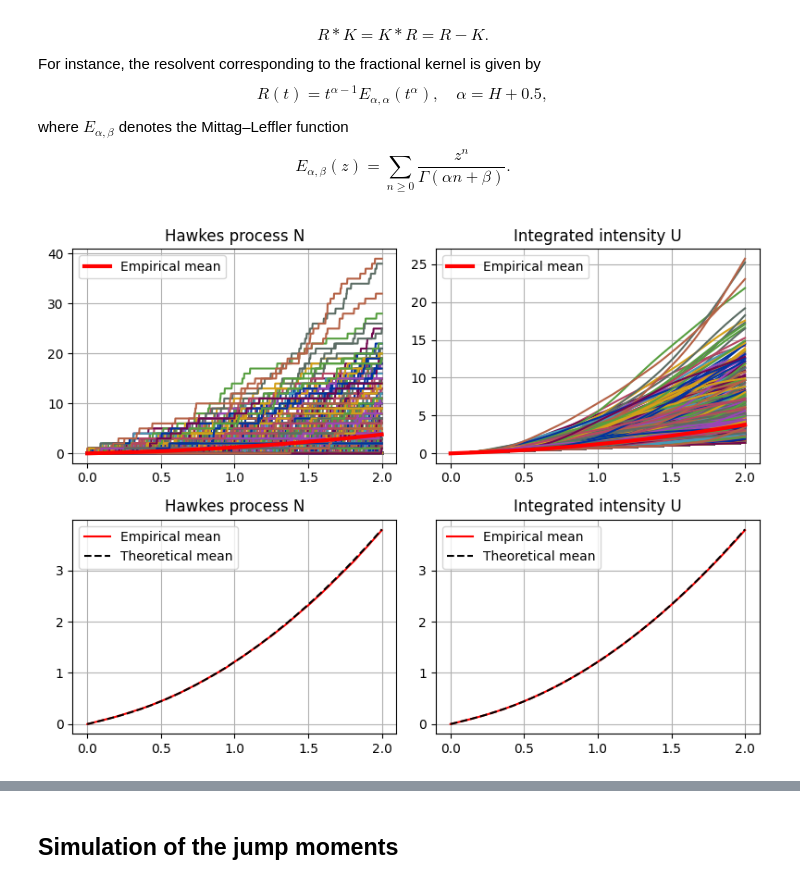
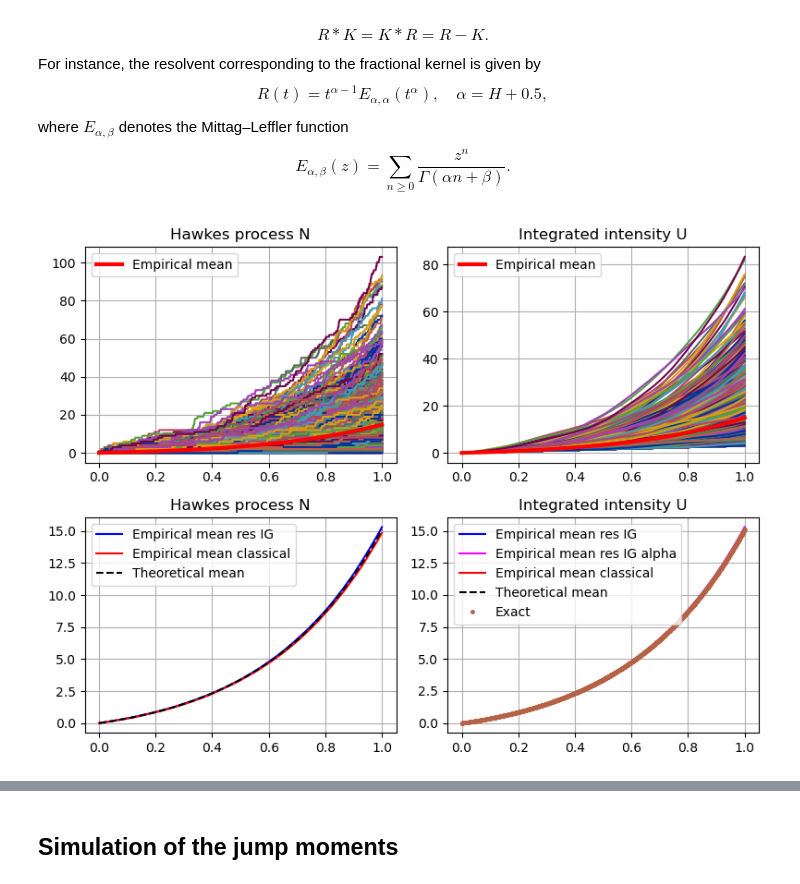
Before and after one commit to MrG1raffe/volterra_hawkes, a Jupyter notebook: notebooks/iVi_Hawkes_simulation.ipynb, the cells around one changed output, grey strips where cells are left out. Saved outputs shown, nothing was run; the diff lists cells and outputs as text; code cells hidden in the pictures.

```diff
--- a/notebooks/iVi_Hawkes_simulation.ipynb
+++ b/notebooks/iVi_Hawkes_simulation.ipynb
@@ -127,7 +128,7 @@ plt.rcParams['axes.prop_cycle']       = matplotlib.cycler(color=color_cycle)
 # %% [markdown]
 ### Hawkes process simulation
 # %%
-mu = 0.7
+mu = 3
 
 def g0_const(t, mu=mu):
     return mu * np.ones_like(t)
@@ -206,41 +215,64 @@ E_{\alpha, \beta}(z) = \sum_{n \geq 0}\dfrac{z^n}{\Gamma(\alpha n + \beta)}.
 $$
 # %%
 rng = np.random.default_rng(seed=42)
+
+g0_bar_res = lambda t : mu * t + mu * K.resolvent_as_kernel().double_integrated_kernel(t)
+
+res_IG = IVIHawkesProcess(kernel=K, g0_bar=g0_bar_const, rng=rng, g0=g0_const, trapeze=False, resolvent_IG=True, resolvent_alpha=False)
+#res_IG_trapeze = IVIHawkesProcess(kernel=K, g0_bar=g0_bar_res, rng=rng, g0=g0_const, trapeze=True, resolvent_IG=True, resolvent_alpha=False)
+res_IG_alpha = IVIHawkesProcess(kernel=K, g0_bar=g0_bar_res, rng=rng, g0=g0_const, trapeze=False, resolvent_IG=True, resolvent_alpha=True)
+#ivi_hawkes_trapeze = IVIHawkesProcess(kernel=K, g0_bar=g0_bar_const, rng=rng, g0=g0_const, trapeze=True, resolvent = False)
 ivi_hawkes = IVIHawkesProcess(kernel=K, g0_bar=g0_bar_const, rng=rng, g0=g0_const)
 
-expected_U = ivi_hawkes.U_mean(t_grid=t_grid)
 
 n_show = 1000
 n_paths = 10000
 
+N_res_IG, U_res_IG, lam = res_IG.simulate_on_grid(t_grid=t_grid, n_paths=n_paths)
+#N_res_IG_trapeze, U_res_IG_trapeze, lam = res_IG_trapeze.simulate_on_grid(t_grid=t_grid, n_paths=n_paths)
+N_res_IG_alpha, U_res_IG_alpha, lam = res_IG_alpha.simulate_on_grid(t_grid=t_grid, n_paths=n_paths)
+#N_res, U_res, lam = ivi_hawkes_res.simulate_on_grid(t_grid=t_grid, n_paths=n_paths)
 N, U, lam = ivi_hawkes.simulate_on_grid(t_grid=t_grid, n_paths=n_paths)
+
+ivi_hawkes_exact = IVIHawkesProcess(kernel=K, g0_bar=g0_bar_const, rng=rng, g0=g0_const, trapeze=False, resolvent_IG = False, resolvent_alpha=False)
+expected_U = ivi_hawkes_exact.U_mean(t_grid=t_grid)
+
+hawkes_arrivals_sample = [simulate_hawkes(T=T, g0=lambda t : g0_const(t, mu=mu), g0_upper_bound=mu, kernel=K, rng=rng)
+                          for _ in range(n_paths)]
+N_T_sample = np.array([len(hawkes_arrivals) for hawkes_arrivals in hawkes_arrivals_sample])
+U_sample = np.array([ivi_hawkes_exact.U_from_jumps(np.array(t_grid), hawkes_arrivals) for hawkes_arrivals in hawkes_arrivals_sample])
 
 fig, ax = plt.subplots(2, 2, figsize=(8, 6))
 
 ax[0, 0].plot(t_grid, N[:, 0:n_show])
 ax[0, 0].plot(t_grid, N.mean(axis=1), "r", lw=3, label="Empirical mean")
 ax[0, 0].set_title('Hawkes process N')
 ax[0, 0].legend()
 ax[0, 0].grid("on")
 
 ax[0, 1].plot(t_grid, U[:,0:n_show])
 ax[0, 1].plot(t_grid, U.mean(axis=1), "r", lw=3, label="Empirical mean")
 ax[0, 1].set_title('Integrated intensity U')
 ax[0, 1].legend()
 ax[0, 1].grid("on")
 
-ax[1, 0].plot(t_grid, N.mean(axis=1), "r", label="Empirical mean")
+ax[1, 0].plot(t_grid, N_res_IG.mean(axis=1), "b", label="Empirical mean res IG")
+ax[1, 0].plot(t_grid, N.mean(axis=1), "r", label="Empirical mean classical")
 ax[1, 0].plot(t_grid, expected_U, "k--", label="Theoretical mean")
 ax[1, 0].set_title('Hawkes process N')
 ax[1, 0].legend()
 ax[1, 0].grid("on")
 
-ax[1, 1].plot(t_grid, U.mean(axis=1), "r", label="Empirical mean")
+ax[1, 1].plot(t_grid, U_res_IG.mean(axis=1), "b", label="Empirical mean res IG")
+#ax[1, 1].plot(t_grid, U_res_IG_trapeze.mean(axis=1), "g", label="Empirical mean res IG trapeze")
+ax[1, 1].plot(t_grid, U_res_IG_alpha.mean(axis=1), "magenta", label="Empirical mean res IG alpha")
+ax[1, 1].plot(t_grid, U.mean(axis=1), "r", label="Empirical mean classical")
 ax[1, 1].plot(t_grid, expected_U, "k--", label="Theoretical mean")
+ax[1, 1].plot(t_grid, np.mean(U_sample, axis = 0), label = "Exact", linestyle = ' ', marker = '.', ms = 5)
 ax[1, 1].set_title('Integrated intensity U')
 ax[1, 1].legend()
 ax[1, 1].grid("on")
 
 plt.show()
 # %% [output]
-[figure, old version]
+[figure, new version]
```
Also changed, not shown: parts of 34 cells of this notebook, 9 other files.
